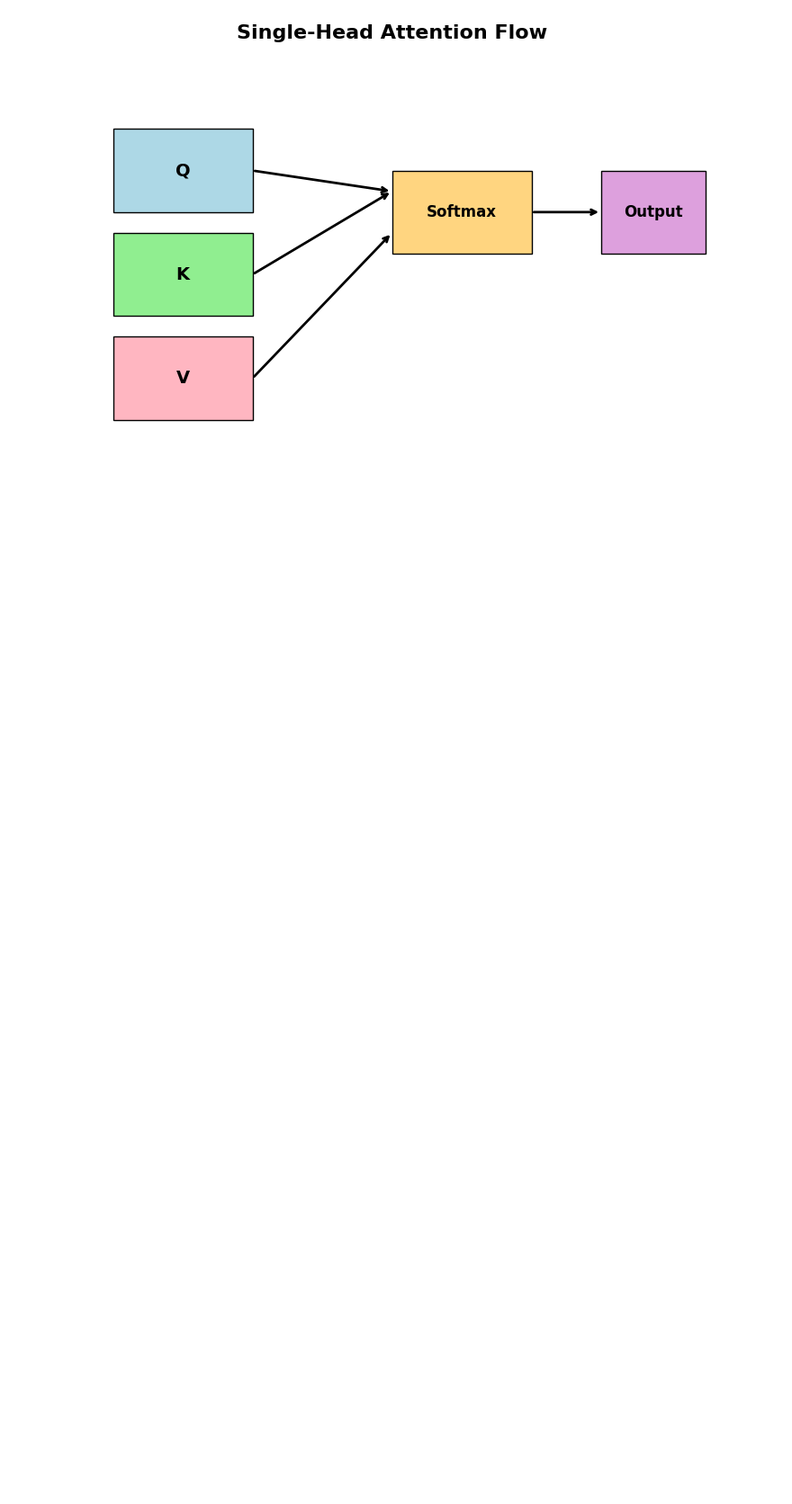
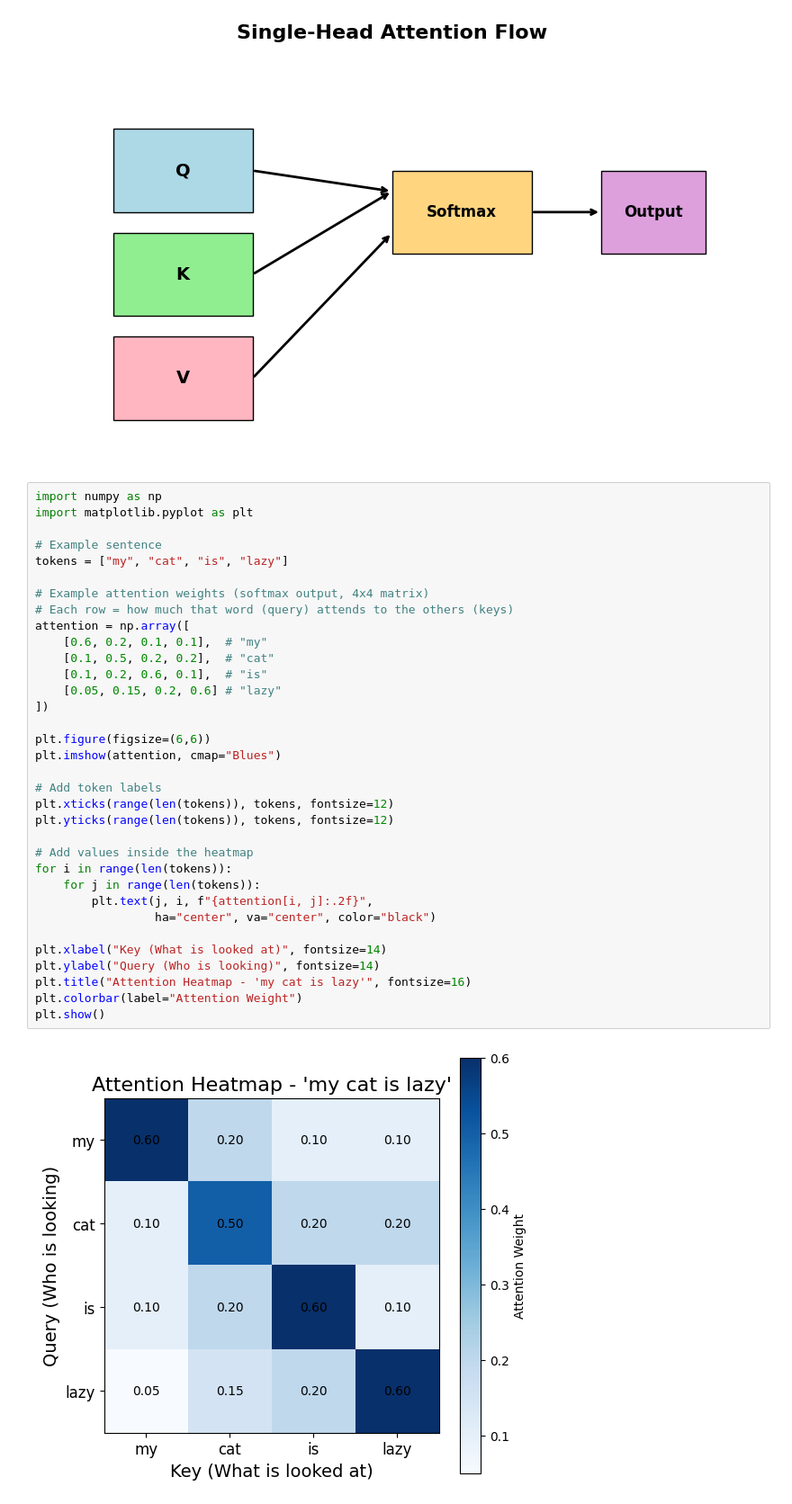
Before and after one commit to DOLLARDEV05/AI-LAB, a Jupyter notebook: Attention_is_All_You_Need/Transformers/single_head_attention.ipynb, the cells around one changed output. Shown: that part at 90% size. Cells and saved outputs as stored; diff of their text form; blank space fills up the shorter version.

Commit message:
all plots done for single head attention

```diff
--- a/Attention_is_All_You_Need/Transformers/single_head_attention.ipynb
+++ b/Attention_is_All_You_Need/Transformers/single_head_attention.ipynb
@@ -210,3 +210,39 @@ plt.title("Single-Head Attention Flow", fontsize=16, weight="bold")
 plt.show()
 # %% [output]
 [figure]
+# %%
+import numpy as np
+import matplotlib.pyplot as plt
+
+# Example sentence
+tokens = ["my", "cat", "is", "lazy"]
+
+# Example attention weights (softmax output, 4x4 matrix)
+# Each row = how much that word (query) attends to the others (keys)
+attention = np.array([
+    [0.6, 0.2, 0.1, 0.1],  # "my"
+    [0.1, 0.5, 0.2, 0.2],  # "cat"
+    [0.1, 0.2, 0.6, 0.1],  # "is"
+    [0.05, 0.15, 0.2, 0.6] # "lazy"
+])
+
+plt.figure(figsize=(6,6))
+plt.imshow(attention, cmap="Blues")
+
+# Add token labels
+plt.xticks(range(len(tokens)), tokens, fontsize=12)
+plt.yticks(range(len(tokens)), tokens, fontsize=12)
+
+# Add values inside the heatmap
+for i in range(len(tokens)):
+    for j in range(len(tokens)):
+        plt.text(j, i, f"{attention[i, j]:.2f}",
+                 ha="center", va="center", color="black")
+
+plt.xlabel("Key (What is looked at)", fontsize=14)
+plt.ylabel("Query (Who is looking)", fontsize=14)
+plt.title("Attention Heatmap - 'my cat is lazy'", fontsize=16)
+plt.colorbar(label="Attention Weight")
+plt.show()
+# %% [output]
+[figure, added]
```
Also changed, not shown: parts of 1 cell of this notebook.
